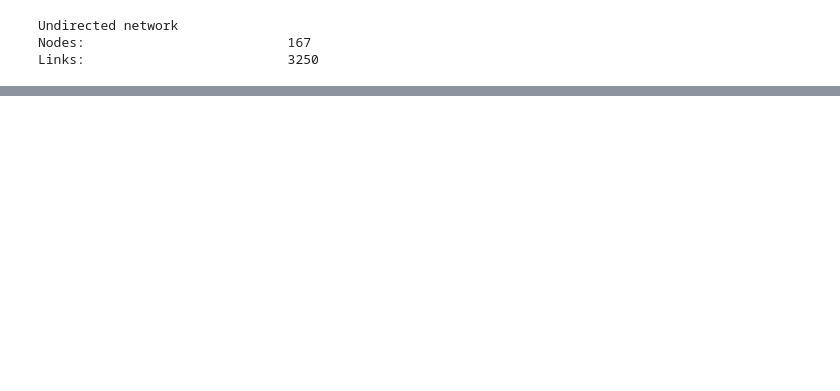
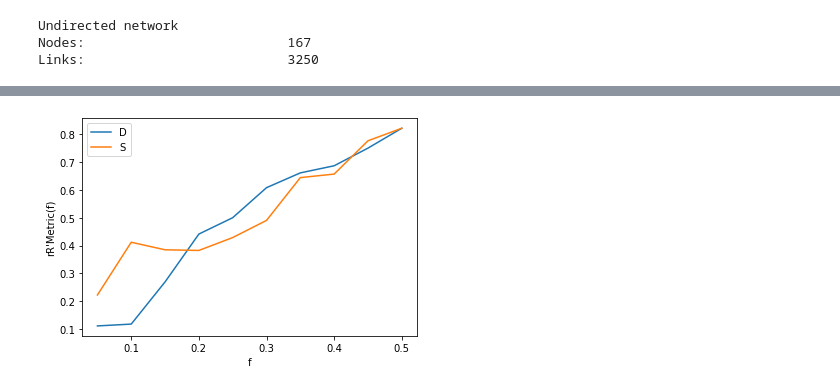
Before and after one commit to sneha-lodha/MDACN_Assignment1, a Jupyter notebook: marijn B.ipynb, the cells around one changed output, grey strips where cells are left out. Saved outputs shown, nothing was run; the diff lists cells and outputs as text; code cells hidden in the pictures; blank space fills up the shorter version.

```diff
--- a/marijn B.ipynb
+++ b/marijn B.ipynb
@@ -168,0 +242,28 @@ plt.plot(xs, ys)
+# %%
+avgRs = []
+
+for seed, infection in infections.items():
+    avgRs.append({"id": seed, "avg": np.average(list(infection.values()))})
+
+avgRs = sorted(avgRs, key = lambda x: x["avg"])
+
+
+xs = np.arange(0.05, 0.55, step = 0.05)
+metrics = {"R": rs, "D": ds, "S": ss, "Z" :mapped_zs}
+metrics = {"D": ds, "S": ss}
+
+
+for key, met in metrics.items():
+    ys = []
+    for f in xs:
+        ys.append(calcRecRate(f, rs, met))
+
+    plt.plot(xs, ys, label = key)
+
+
+plt.xlabel("f")
+plt.ylabel("rR'Metric(f)")
+plt.legend()
+plt.show()
+# %% [output]
+[figure, added]
```
Also changed, not shown: parts of 8 cells of this notebook.
